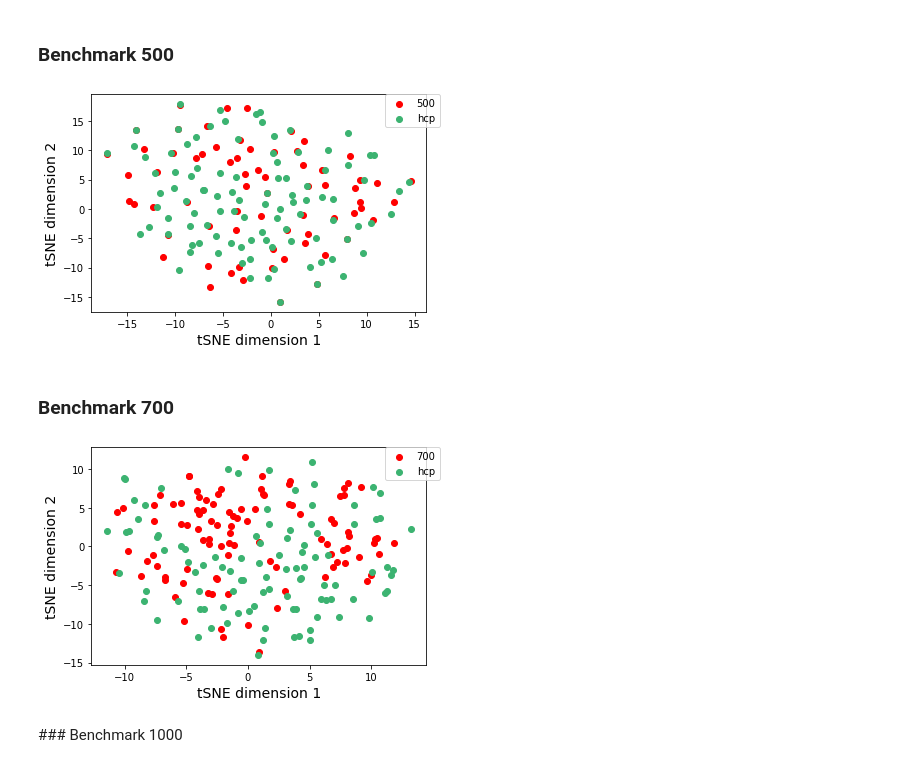
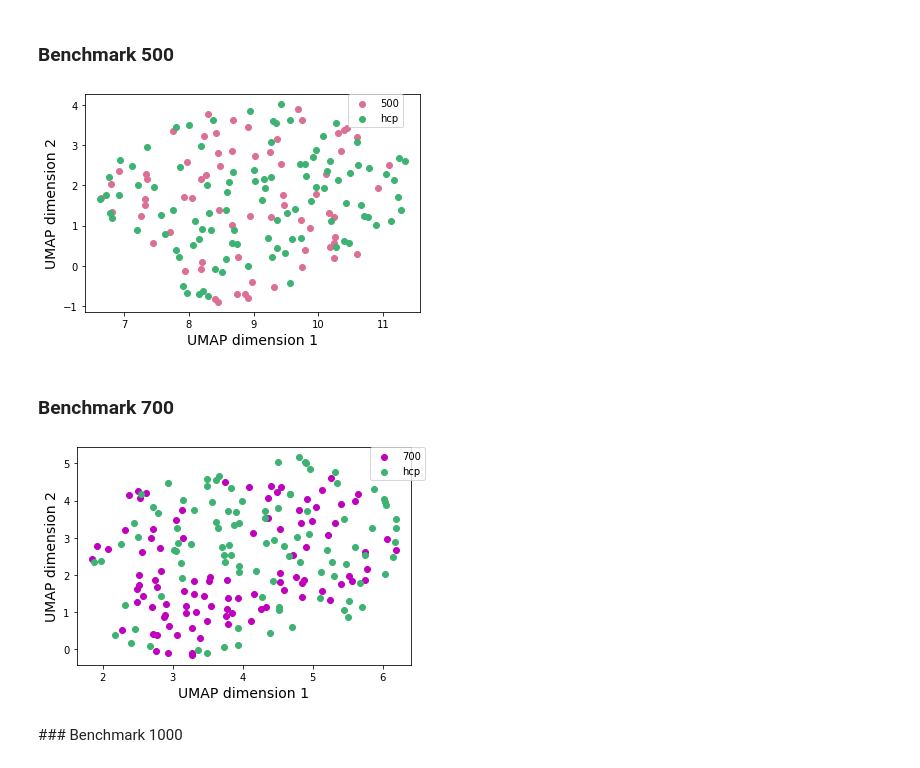
Before and after one commit to neurospin-projects/2022_lguillon_rare_folding_detection, a Jupyter notebook: notebooks/benchmarks_analysis.ipynb, the cells around one changed output. Saved outputs shown, nothing was run; the diff lists cells and outputs as text; code cells hidden in the pictures.

```diff
--- a/notebooks/benchmarks_analysis.ipynb
+++ b/notebooks/benchmarks_analysis.ipynb
@@ -207,9 +214,12 @@ X_embedded_200 = TSNE(n_components=2).fit_transform(X_all)
 labels_200 = np.array(list(df_encoded_hcp_X['Group']) + ['200' for k in range(len(df_encoded_200_X))])
+# %%
+reducer = umap.UMAP()
+embedding_200 = reducer.fit_transform(X_all)
 # %%
-arr = X_embedded_200
-color_dict = {'hcp':'mediumseagreen', '200': 'red'}
+arr = embedding_200
+color_dict = {'hcp':'mediumseagreen', '200': 'plum'}
 
-fig = plt.figure()
+fig = plt.figure(figsize=(6,4))
 ax = fig.subplots()
 
 for g in np.unique(labels_200):
@@ -221,7 +231,7 @@ for g in np.unique(labels_200):
 
 plt.legend(bbox_to_anchor=(1.04,1), borderaxespad=0)
 
-plt.xlabel(f'tSNE dimension 1', fontsize=14)
-plt.ylabel(f'tSNE dimension 2', fontsize=14)
+plt.xlabel(f'UMAP dimension 1', fontsize=14)
+plt.ylabel(f'UMAP dimension 2', fontsize=14)
 plt.show()
 # %% [output]
@@ -231,36 +241,39 @@ plt.show()
 # %%
 df_encoded_500_X = deletion_500
 
-list_ctrl = list(set(list(df_encoded_hcp['sub'])) - set(list(deletion_500['sub'].astype(int))))
+list_ctrl = list(set(list(df_encoded_hcp['sub'][:200])) - set(list(deletion_500['sub'].astype(int))))
+random_ctrl = random.sample(list_ctrl, 100)
 df_encoded_hcp_X = df_encoded_hcp[df_encoded_hcp['sub'].isin(random_ctrl)]
 # %%
 X_500 = np.array(list(df_encoded_500_X['latent']))
 X_hcp = np.array(list(df_encoded_hcp_X['latent']))
 X_all = np.array(list(df_encoded_hcp_X['latent']) + list(df_encoded_500_X['latent']))
 
-X_embedded_500 = TSNE(n_components=2).fit_transform(X_all)
+#X_embedded_500 = TSNE(n_components=2).fit_transform(X_all)
 labels_500 = np.array(list(df_encoded_hcp_X['Group']) + ['500' for k in range(len(df_encoded_500_X))])
+reducer = umap.UMAP()
+embedding_500 = reducer.fit_transform(X_all)
 # %%
-arr = X_embedded_500
-color_dict = {'hcp':'mediumseagreen', '500': 'red'}
+arr = embedding_500
+color_dict = {'hcp':'mediumseagreen', '500': 'palevioletred'}
 
-fig = plt.figure()
+fig = plt.figure(figsize=(6,4))
 ax = fig.subplots()
 
 for g in np.unique(labels_500):
     ix = np.where(labels_500 == g)
     x = [arr[ix][k][0] for k in range(len(ix[0]))]
     y = [arr[ix][k][1] for k in range(len(ix[0]))]
     g_lab= f"{g}"
     ax.scatter(x, y, c = color_dict[g], label = g_lab)
 
-plt.legend(bbox_to_anchor=(1.04,1), borderaxespad=0)
+plt.legend(bbox_to_anchor=(0.95,1), borderaxespad=0)
 
-plt.xlabel(f'tSNE dimension 1', fontsize=14)
-plt.ylabel(f'tSNE dimension 2', fontsize=14)
+plt.xlabel(f'UMAP dimension 1', fontsize=14)
+plt.ylabel(f'UMAP dimension 2', fontsize=14)
 plt.show()
 # %% [output]
-[figure, old version]
+[figure, new version]
 # %% [markdown]
 ### Benchmark 700
 # %%
@@ -279,8 +294,8 @@ labels_700 = np.array(list(df_encoded_hcp_X['Group']) + ['700' for k in range(le
 # %%
-arr = X_embedded_700
-color_dict = {'hcp':'mediumseagreen', '700': 'red'}
+arr = embedding_700
+color_dict = {'hcp':'mediumseagreen', '700': 'm'}
 
-fig = plt.figure()
+fig = plt.figure(figsize=(6,4))
 ax = fig.subplots()
 
 for g in np.unique(labels_700):
@@ -292,11 +307,11 @@ for g in np.unique(labels_700):
 
 plt.legend(bbox_to_anchor=(1.04,1), borderaxespad=0)
 
-plt.xlabel(f'tSNE dimension 1', fontsize=14)
-plt.ylabel(f'tSNE dimension 2', fontsize=14)
+plt.xlabel(f'UMAP dimension 1', fontsize=14)
+plt.ylabel(f'UMAP dimension 2', fontsize=14)
 plt.show()
 # %% [output]
-[figure, old version]
+[figure, new version]
 # %% [markdown]
 ### Benchmark 1000
 # %%
```
Also changed, not shown: parts of 75 cells of this notebook.
